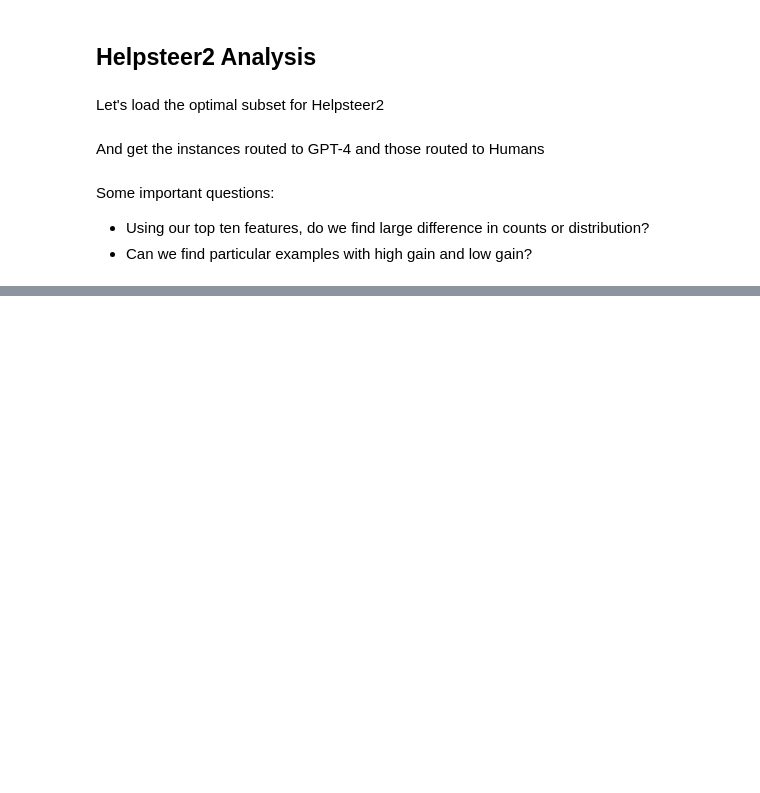
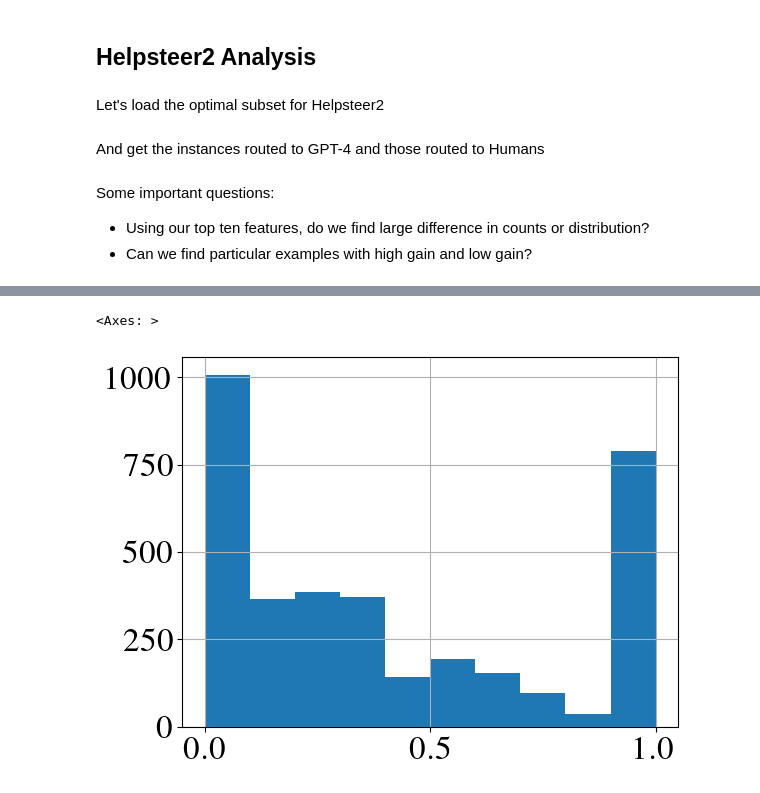
Before and after one commit to allenai/hybrid-preferences, a Jupyter notebook: notebooks/2024-10-01-hs2-analysis/2024-10-01-hs2-analysis.ipynb, the cells around one changed output, grey strips where cells are left out. Cells and saved outputs as stored; diff of their text form; code cells hidden in the pictures; blank space fills up the shorter version.

```diff
--- a/notebooks/2024-10-01-hs2-analysis/2024-10-01-hs2-analysis.ipynb
+++ b/notebooks/2024-10-01-hs2-analysis/2024-10-01-hs2-analysis.ipynb
@@ -7,3 +3,36 @@ from collections import Counter
+# %%
+import pandas as pd
+import matplotlib.pyplot as plt
+import seaborn as sns
+from collections import Counter
+import matplotlib.ticker as mtick
+
+
+FONT_SIZES = {"small": 14, "medium": 18, "large": 24}
+
+PLOT_PARAMS = {
+    "font.family": "serif",
+    "font.serif": ["Times"],
+    "font.size": FONT_SIZES.get("medium"),
+    "axes.titlesize": FONT_SIZES.get("large"),
+    "axes.labelsize": FONT_SIZES.get("large"),
+    "xtick.labelsize": FONT_SIZES.get("large"),
+    "ytick.labelsize": FONT_SIZES.get("large"),
+    "legend.fontsize": FONT_SIZES.get("medium"),
+    "figure.titlesize": FONT_SIZES.get("medium"),
+    "text.usetex": True,
+}
+
+COLORS = {
+    "pink": "#f0529c",
+    "dark_teal": "#0a3235",
+    "teal": "#105257",
+    "purple": "#b11be8",
+    "green": "#0fcb8c",
+}
+
+
+plt.rcParams.update(PLOT_PARAMS)
 # %% [markdown]
 Let's load the optimal subset for Helpsteer2
 # %%
@@ -159,0 +196,5 @@ hs2_hums.expertise_level.value_counts().plot.barh()
+# %%
+hs2_gpt4.entity_sim.hist()
+# %% [output]
+<Axes: >
+[figure, added]
```
Also changed, not shown: parts of 41 cells of this notebook, 1 other file.
